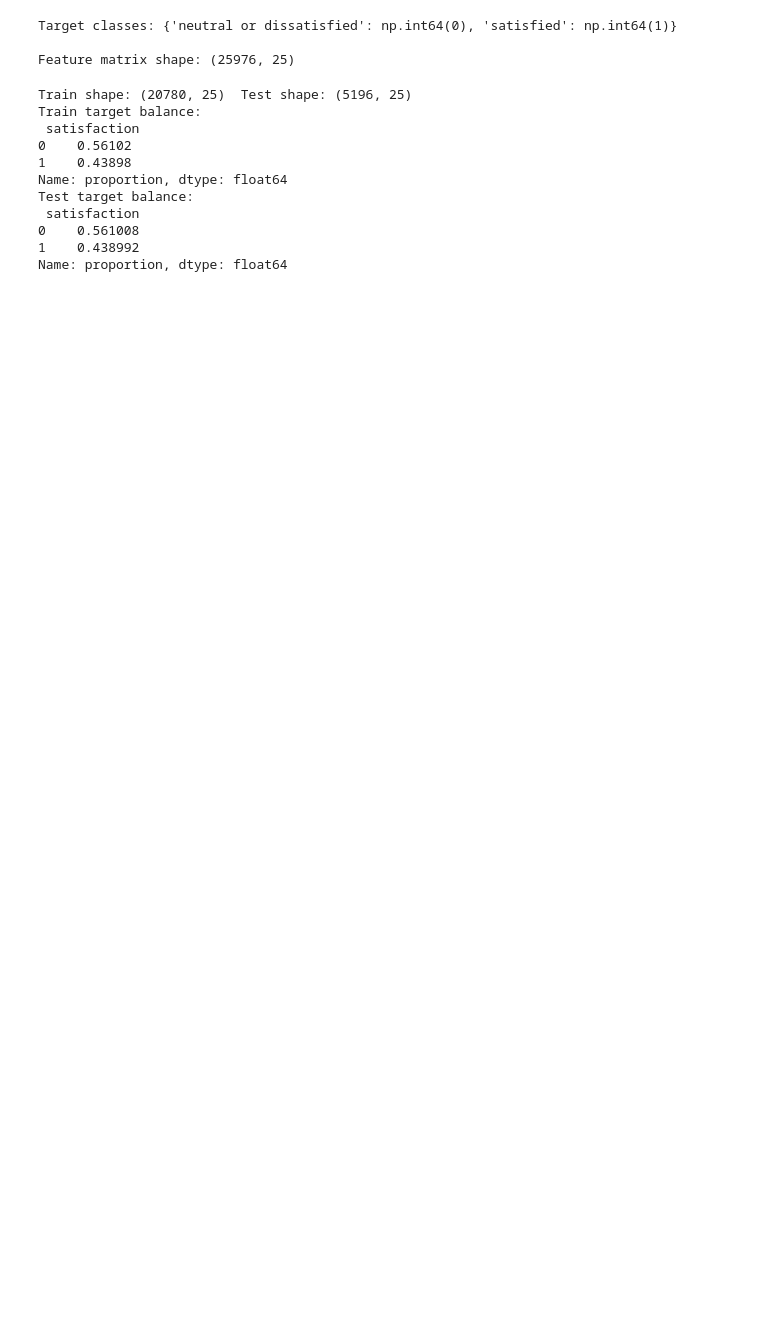
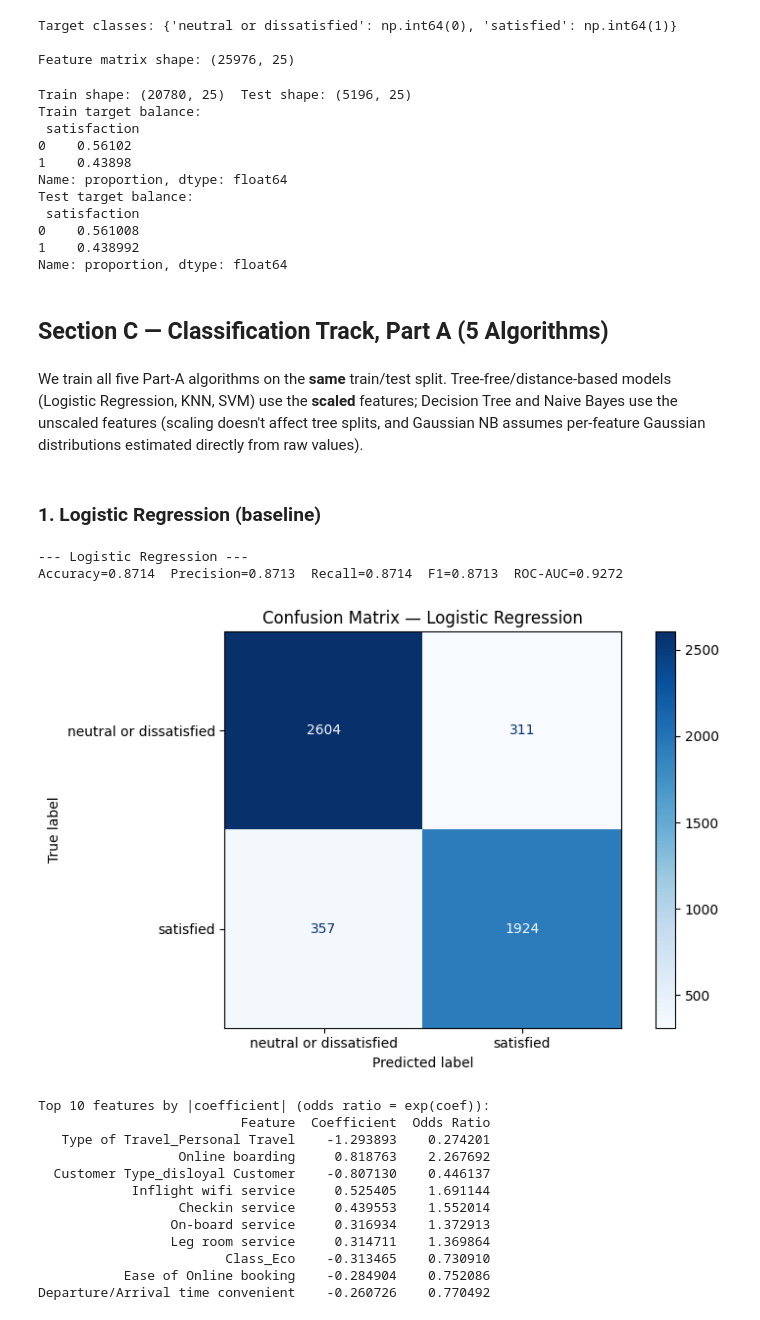
Before and after one commit to hemnath-28/ML-Evaulation-, a Jupyter notebook: classification.ipynb, the cells around one changed output. Saved outputs shown, nothing was run; the diff lists cells and outputs as text; code cells hidden in the pictures; blank space fills up the shorter version.

Commit message:
Logistic Regression

```diff
--- a/classification.ipynb
+++ b/classification.ipynb
@@ -222,3 +215,66 @@ Test target balance:
 0    0.561008
 1    0.438992
 Name: proportion, dtype: float64
+# %% [markdown]
+## Section C — Classification Track, Part A (5 Algorithms)
+# %% [markdown]
+We train all five Part-A algorithms on the **same** train/test split. Tree-free/distance-based
+models (Logistic Regression, KNN, SVM) use the **scaled** features; Decision Tree and Naive Bayes
+use the unscaled features (scaling doesn't affect tree splits, and Gaussian NB assumes per-feature
+Gaussian distributions estimated directly from raw values).
+# %%
+results = []          # comparison table rows
+trained_models = {}    # keep fitted models for later plots (confusion matrix, tree viz)
+
+def evaluate(name, model, X_te, y_te):
+    y_pred = model.predict(X_te)
+    y_proba = model.predict_proba(X_te)[:, 1] if hasattr(model, "predict_proba") else None
+    acc = accuracy_score(y_te, y_pred)
+    prec = precision_score(y_te, y_pred, average='weighted')
+    rec = recall_score(y_te, y_pred, average='weighted')
+    f1 = f1_score(y_te, y_pred, average='weighted')
+    roc_auc = roc_auc_score(y_te, y_proba) if y_proba is not None else np.nan
+    results.append({"Model": name, "Accuracy": acc, "Precision": prec,
+                     "Recall": rec, "F1-Score": f1, "ROC-AUC": roc_auc})
+    print(f"--- {name} ---")
+    print(f"Accuracy={acc:.4f}  Precision={prec:.4f}  Recall={rec:.4f}  F1={f1:.4f}  ROC-AUC={roc_auc:.4f}")
+    cm = confusion_matrix(y_te, y_pred)
+    disp = ConfusionMatrixDisplay(confusion_matrix=cm, display_labels=le.classes_)
+    disp.plot(cmap="Blues")
+    plt.title(f"Confusion Matrix — {name}")
+    plt.tight_layout()
+    plt.savefig(f"cm_{name.replace(' ', '_')}.png", bbox_inches="tight")
+    plt.show()
+    return y_pred
+# %% [markdown]
+### 1. Logistic Regression (baseline)
+# %%
+log_reg = LogisticRegression(max_iter=1000, random_state=RANDOM_STATE)
+log_reg.fit(X_train_scaled, y_train)
+trained_models['Logistic Regression'] = log_reg
+_ = evaluate("Logistic Regression", log_reg, X_test_scaled, y_test)
+
+# Interpret coefficients (odds ratios)
+coef_df = pd.DataFrame({
+    'Feature': X.columns,
+    'Coefficient': log_reg.coef_[0],
+    'Odds Ratio': np.exp(log_reg.coef_[0])
+}).sort_values('Coefficient', key=abs, ascending=False)
+print("\nTop 10 features by |coefficient| (odds ratio = exp(coef)):")
+print(coef_df.head(10).to_string(index=False))
+# %% [output]
+--- Logistic Regression ---
+Accuracy=0.8714  Precision=0.8713  Recall=0.8714  F1=0.8713  ROC-AUC=0.9272
+[figure, added]
+Top 10 features by |coefficient| (odds ratio = exp(coef)):
+                          Feature  Coefficient  Odds Ratio
+   Type of Travel_Personal Travel    -1.293893    0.274201
+                  Online boarding     0.818763    2.267692
+  Customer Type_disloyal Customer    -0.807130    0.446137
+            Inflight wifi service     0.525405    1.691144
+                  Checkin service     0.439553    1.552014
+                 On-board service     0.316934    1.372913
+                 Leg room service     0.314711    1.369864
+                        Class_Eco    -0.313465    0.730910
+           Ease of Online booking    -0.284904    0.752086
+Departure/Arrival time convenient    -0.260726    0.770492
```
Also changed, not shown: parts of 5 cells of this notebook, 1 other file.
